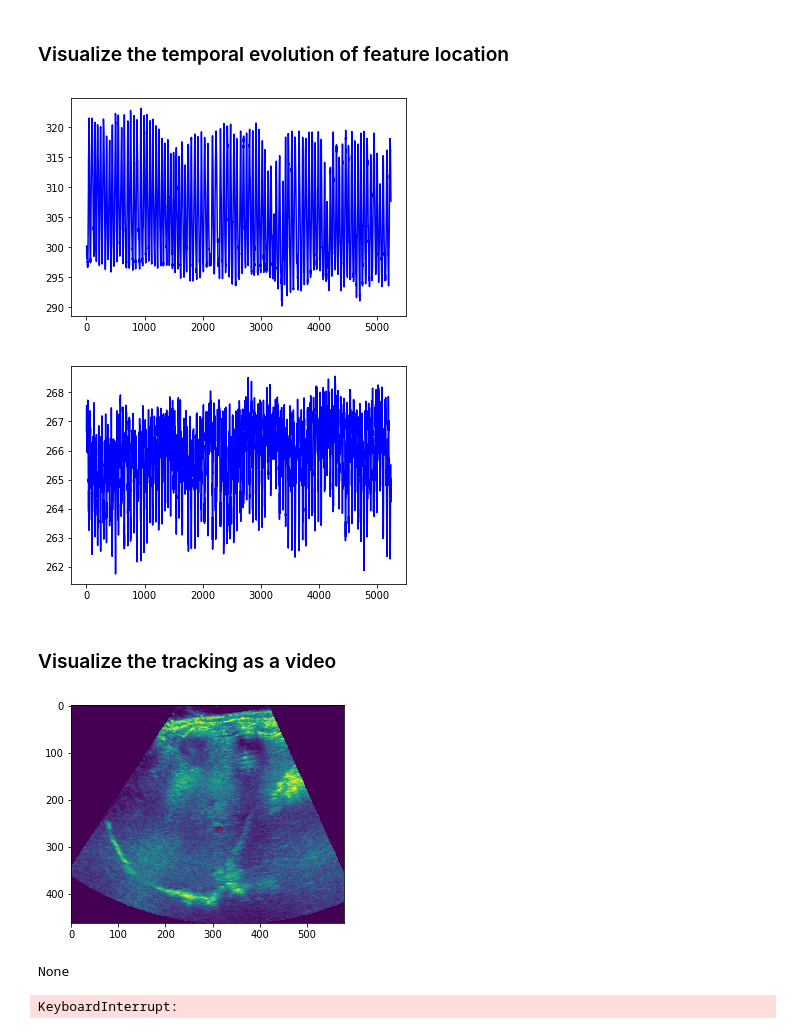
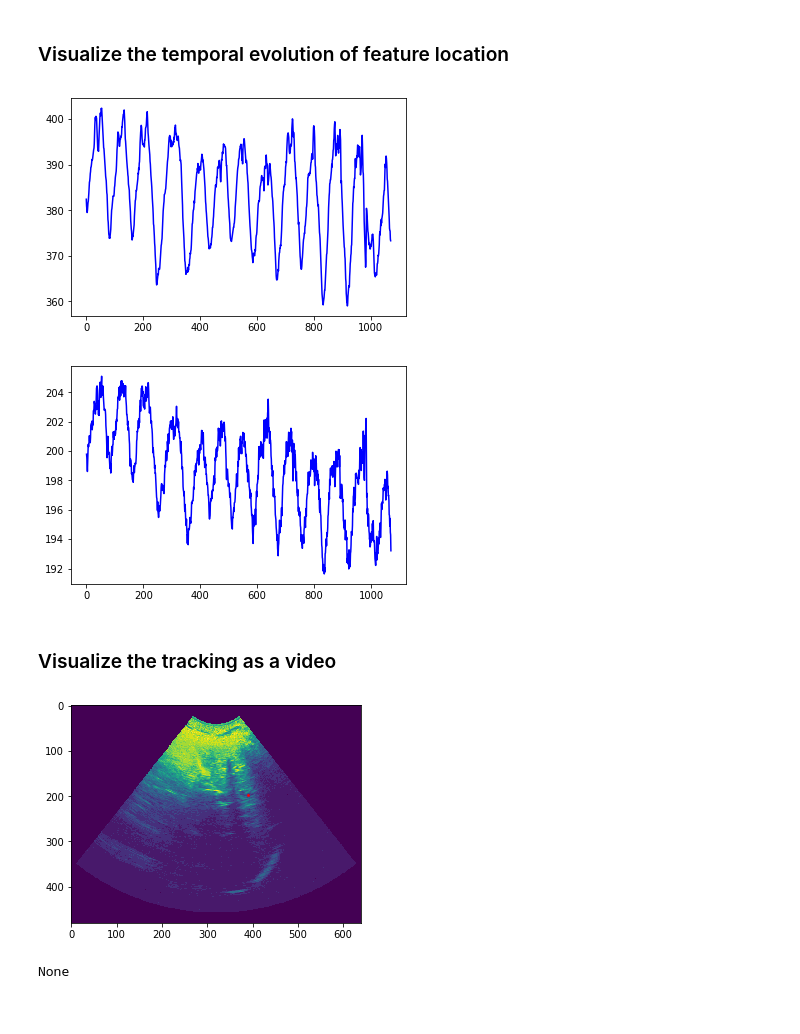
Before and after one commit to melanibe/USMotionTracking, a Jupyter notebook: train_predict_visualize.ipynb, the cells around one changed output. Saved outputs shown, nothing was run; the diff lists cells and outputs as text; code cells hidden in the pictures.

```diff
--- a/train_predict_visualize.ipynb
+++ b/train_predict_visualize.ipynb
@@ -111,14 +115,14 @@ run_global_cv(fold_iterator, data_dir, checkpoint_dir, logger, params_dict, upsa
 exp_to_visualize = 'FINAL'
 type_data = 'testing'
 checkpoint_dir = os.path.join(exp_dir, exp_to_visualize)
-sequence_to_visualize = 'ETH-06-1' # data folder to get the images from
-feature_to_visualize = 'ETH-06-1_1.txt'# name of the .txt file
+sequence_to_visualize = 'CIL-03' # data folder to get the images from
+feature_to_visualize = 'CIL-03_1.txt'# name of the .txt file
 if type_data=='training':
     img_dir = os.path.join(data_dir, sequence_to_visualize, 'Data')
 else:
     img_dir = os.path.join(test_dir, sequence_to_visualize, 'Data')
 pred_feat1 = pd.read_csv(os.path.join(checkpoint_dir, # exp_to_visualize
-                                      '{}.txt'.format(feature_to_visualize)),
+                                      '{}'.format(feature_to_visualize)),
                                      sep=',', #'\s+
                                      decimal='.', header=None, names = ['id', 'c1','c2'])
 if type_data=='training':
@@ -163,47 +167,51 @@ plt.plot(pred_feat1.id, pred_feat1.c2, 'b')
 #plt.plot(true_feat1.id, true_feat1.c2, 'r*')
 plt.show()
 # %% [output]
-[figure, old version]
+[figure, new version]
-[figure, old version]
+[figure, new version]
 # %% [markdown]
 ### Visualize the tracking as a video
 # %%
 exp_to_visualize = 'FINAL'
 type_data = 'testing'
 checkpoint_dir = os.path.join(exp_dir, exp_to_visualize)
-sequence_to_visualize = 'ETH-06-1' # data folder to get the images from
-feature_to_visualize = 'ETH-06-1_1.txt'# name of the .txt file
+annotation_dir = os.path.join(checkpoint_dir, 'Annotations')
+list_label_files = [dI for dI
+                                in os.listdir(annotation_dir)
+                                if (dI.endswith('txt')
+                                    and not dI.startswith('.'))]
+sequence_to_visualize = 'CIL-03' # data folder to get the images from
+#feature_to_visualize = 'CIL-03_1'# name of the .txt file
 if type_data=='training':
     img_dir = os.path.join(data_dir, sequence_to_visualize, 'Data')
 else:
     img_dir = os.path.join(test_dir, sequence_to_visualize, 'Data')
 pred_feat1 = pd.read_csv(os.path.join(checkpoint_dir, # exp_to_visualize
                                       '{}.txt'.format(feature_to_visualize)),
                                      sep=',', #'\s+
                                      decimal='.', header=None, names = ['id', 'c1','c2'])
 if type_data=='training':
     annotation_dir = os.path.join(data_dir, sequence_to_visualize, 'Annotation')
     true_feat1 = pd.read_csv(os.path.join(annotation_dir, feature_to_visualize),
                                          sep='\s+',
                                          decimal='.', header=None, names = ['id', 'c1','c2'])
 c1_list = pred_feat1.loc[:, 'c1'].values
 c2_list = pred_feat1.loc[:,'c2'].values
 n = len(c1_list)
 for i in range(1,n,50):
     try:
         img = np.asarray(Image.open(os.path.join(img_dir, '{:05d}.png'.format(i))))
     except FileNotFoundError:
         img = np.asarray(Image.open(os.path.join(img_dir, '{:04d}.png'.format(i))))
     plt.clf()
     plt.imshow(img)
     plt.scatter(c1_list[i-1], c2_list[i-1], 3, 'r')
     display.clear_output(wait=True)
     display.display(plt.show())
     time.sleep(1)
 # %% [output]
-[figure, old version]
+[figure, new version]
 None
-KeyboardInterrupt:
 # %%
 import matplotlib.animation as animation
 def animate(i, img_dir, c1_list, c2_list):
```
Also changed, not shown: parts of 5 cells of this notebook, 8 other files.
